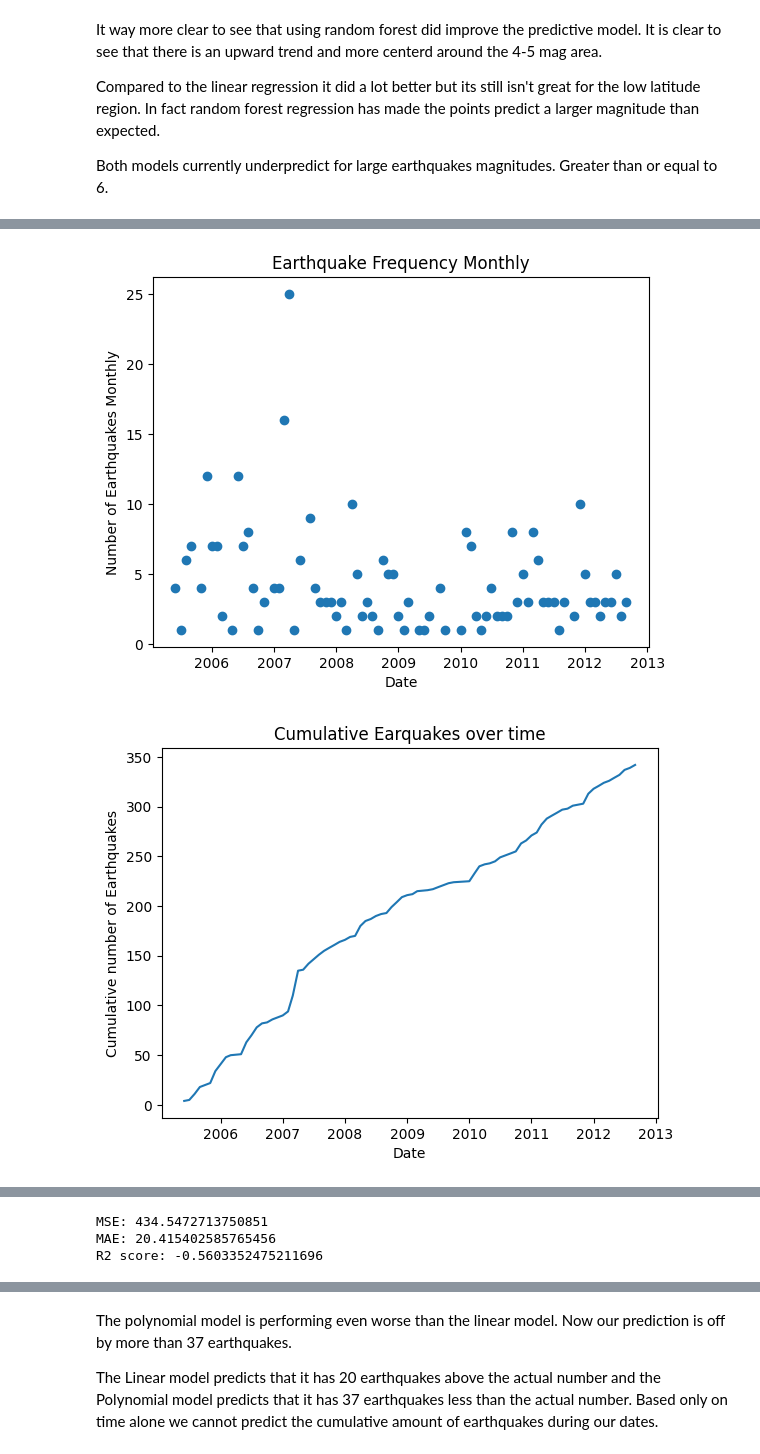
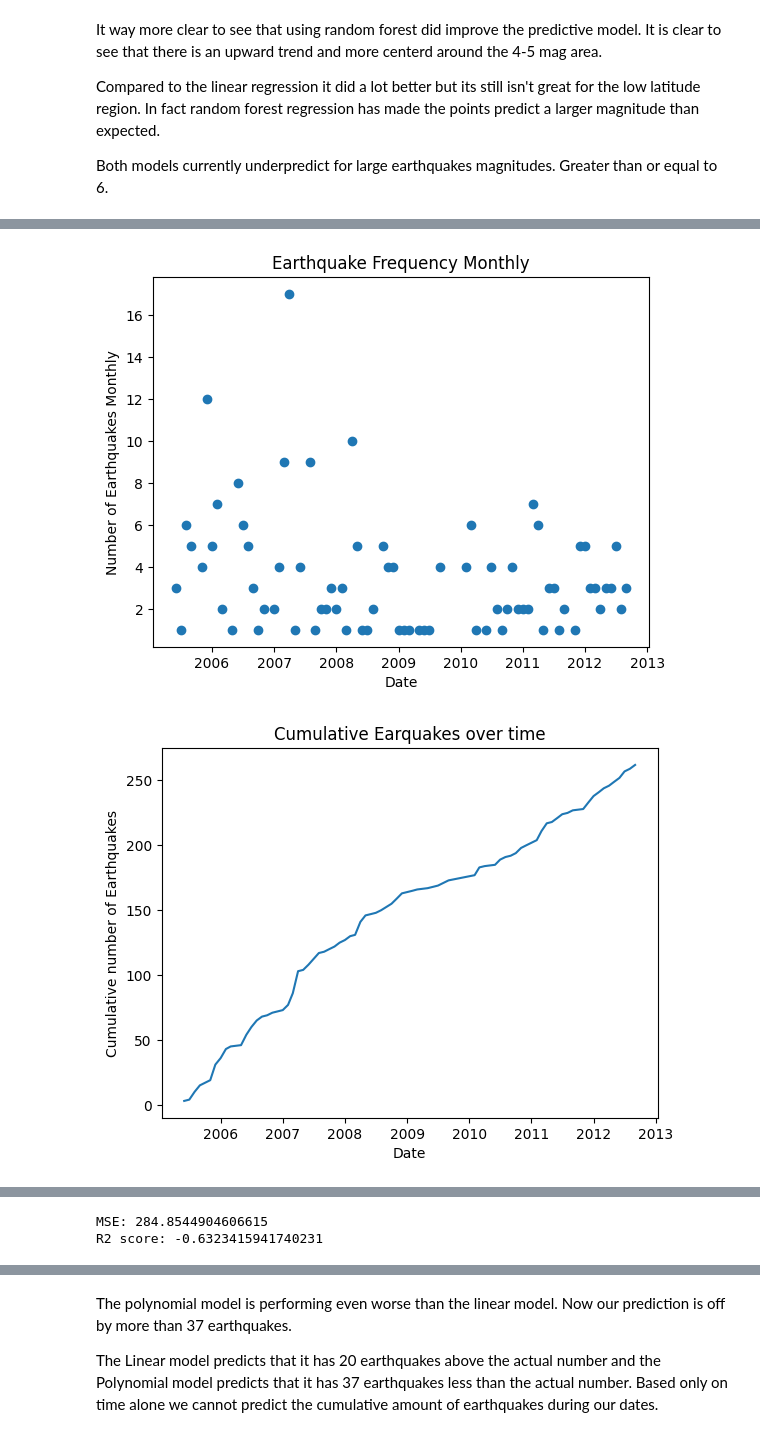
Before and after one commit to NatalieFig/cmsc320finalproj, a Jupyter notebook: CMSC320_Final_Project.ipynb, the cells around one changed output, grey strips where cells are left out. Drawn from its saved outputs; the diff is of its cells as text; code cells hidden in the pictures.

```diff
--- a/CMSC320_Final_Project.ipynb
+++ b/CMSC320_Final_Project.ipynb
@@ -105,10 +112,11 @@ Parse data: Sort by magnitude
 earthquakes_df = earthquakes_df.sort_values(by=['mag'], ascending=False).reset_index(drop='True')
 
 #this line below is to check if there was mag error, there is, maybe we could use it
-#earthquakes_df = earthquakes_df.dropna(subset=['magError', "depthError", "horizontalError"])
+earthquakes_df = earthquakes_df.drop(columns=['magError', "depthError", "horizontalError", "status", "type"])
 earthquakes_df = earthquakes_df.dropna(subset=['gap'])
 #date only column, in datetime (remove .dt.date to get full date and time in datetime format)
 date = pd.to_datetime(earthquakes_df['time']).dt.date
 earthquakes_df.insert(0, 'date', date)
+earthquakes_df = earthquakes_df[earthquakes_df["locationSource"] == earthquakes_df["magSource"]]
 display(earthquakes_df)
 # %% [output]
@@ -961,34 +788,32 @@ X_test = X[where_to_split_data :]
 Y_train = Y[: where_to_split_data]
 Y_test = Y[where_to_split_data :]
 
 
 
 
 #Linear Regression
 model = LinearRegression()
 model.fit(X_train, Y_train)
 model_pred = model.predict(X_test)
 
 
 plt.scatter(region_monthly['date'], region_monthly['earthquake_count'],
             label='Actual earthquakes')
 
 plt.plot(region_monthly['date'][where_to_split_data:], model_pred, color='red',
          label='Prediction Linear Regression')
 
 plt.xlabel('Date')
 plt.ylabel('Number of Earthquakes')
 plt.title('Earthquake prediction using Linear Regression')
 plt.show()
 
 
 model_mse = mean_squared_error(Y_test, model_pred)
 model_r2 = r2_score(Y_test, model_pred)
-model_mae = mean_absolute_error(Y_test, model_pred)
 
 print(f"MSE: {model_mse}")
-print(f"MAE: {model_mae}")
 print(f"R2 score: {model_r2}")
 # %% [output]
-[figure, old version]
+[figure, new version]
-[figure, old version]
+[figure, new version]
@@ -996,4 +821,3 @@ print(f"R2 score: {model_r2}")
-MSE: 434.5472713750851
-MAE: 20.415402585765456
-R2 score: -0.5603352475211696
+MSE: 284.8544904606615
+R2 score: -0.6323415941740231
 # %% [markdown]
```
Also changed, not shown: parts of 58 cells of this notebook.
